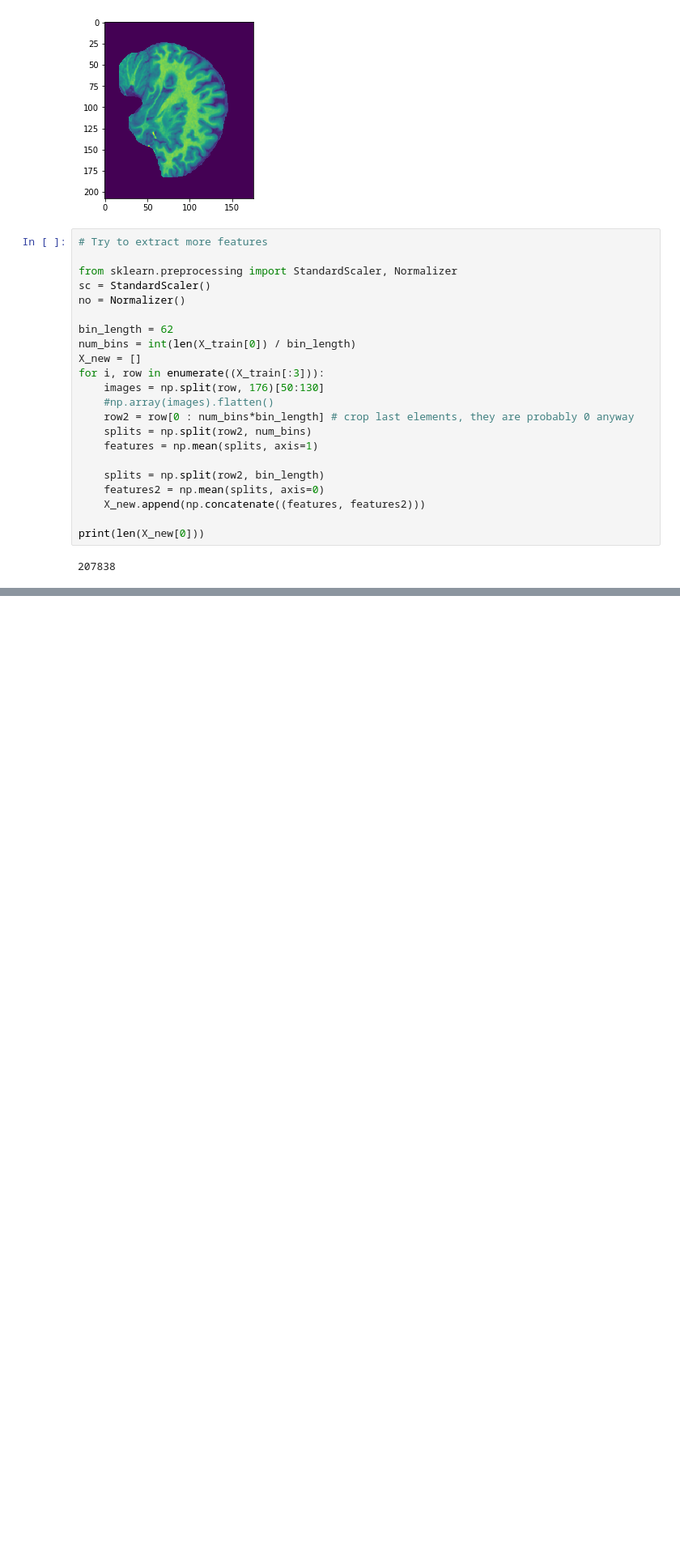
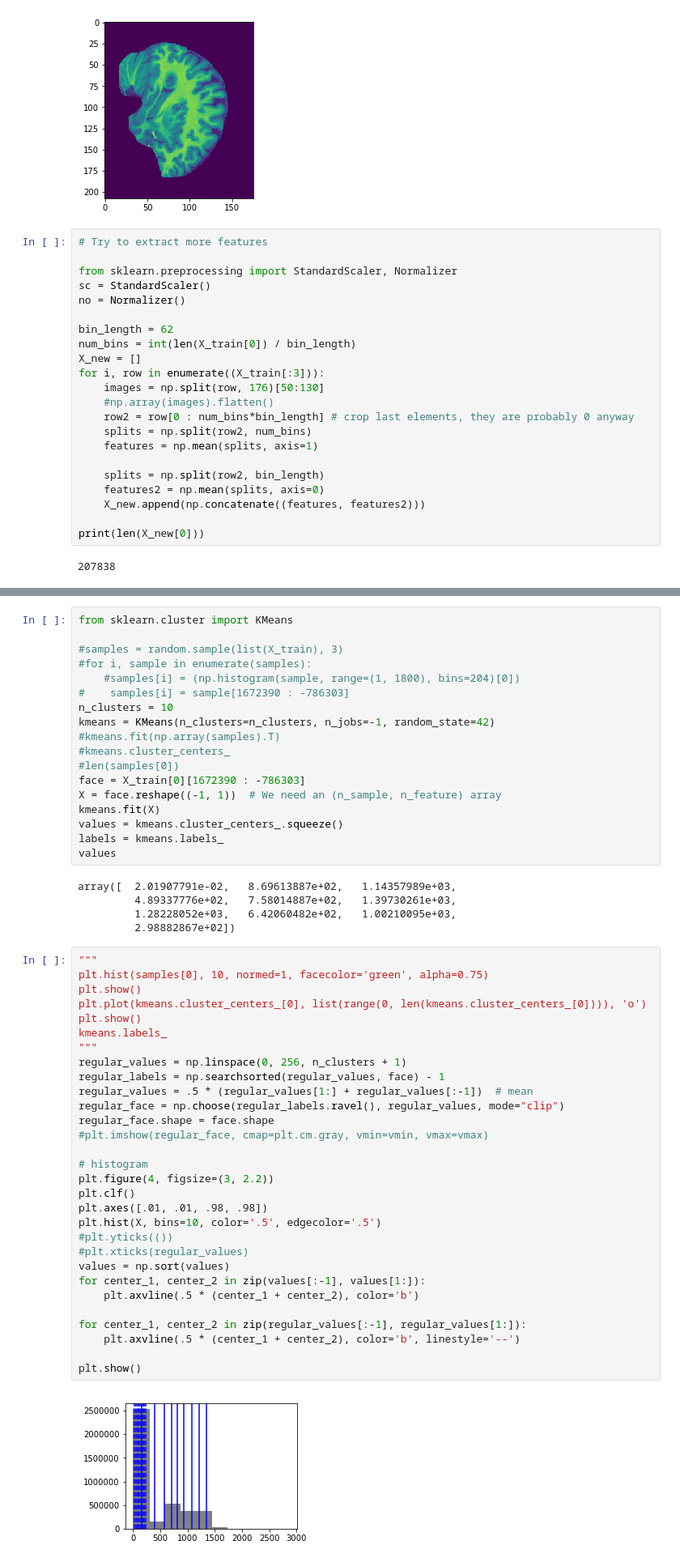
Before and after one commit to fdelia/ETH-machine-learning-course, a Jupyter notebook: Exploratory data analysis.ipynb, the cells around one changed output, grey strips where cells are left out. Shown at 81% size. Cells and saved outputs as stored; diff of their text form; blank space fills up the shorter version.

```diff
--- a/Exploratory data analysis.ipynb
+++ b/Exploratory data analysis.ipynb
@@ -256,3 +256,58 @@ for i, row in enumerate(X_train[:10]):
 69.0
 [figure]
 ... (8 outputs left out)
+# %%
+from sklearn.cluster import KMeans
+
+#samples = random.sample(list(X_train), 3)
+#for i, sample in enumerate(samples):
+    #samples[i] = (np.histogram(sample, range=(1, 1800), bins=204)[0])
+#    samples[i] = sample[1672390 : -786303]
+n_clusters = 10
+kmeans = KMeans(n_clusters=n_clusters, n_jobs=-1, random_state=42)
+#kmeans.fit(np.array(samples).T)
+#kmeans.cluster_centers_
+#len(samples[0])
+face = X_train[0][1672390 : -786303]
+X = face.reshape((-1, 1))  # We need an (n_sample, n_feature) array
+kmeans.fit(X)
+values = kmeans.cluster_centers_.squeeze()
+labels = kmeans.labels_
+values
+# %% [output]
+array([  2.01907791e-02,   8.69613887e+02,   1.14357989e+03,
+         4.89337776e+02,   7.58014887e+02,   1.39730261e+03,
+         1.28228052e+03,   6.42060482e+02,   1.00210095e+03,
+         2.98882867e+02])
+# %%
+"""
+plt.hist(samples[0], 10, normed=1, facecolor='green', alpha=0.75)
+plt.show()
+plt.plot(kmeans.cluster_centers_[0], list(range(0, len(kmeans.cluster_centers_[0]))), 'o')
+plt.show()
+kmeans.labels_
+"""
+regular_values = np.linspace(0, 256, n_clusters + 1)
+regular_labels = np.searchsorted(regular_values, face) - 1
+regular_values = .5 * (regular_values[1:] + regular_values[:-1])  # mean
+regular_face = np.choose(regular_labels.ravel(), regular_values, mode="clip")
+regular_face.shape = face.shape
+#plt.imshow(regular_face, cmap=plt.cm.gray, vmin=vmin, vmax=vmax)
+
+# histogram
+plt.figure(4, figsize=(3, 2.2))
+plt.clf()
+plt.axes([.01, .01, .98, .98])
+plt.hist(X, bins=10, color='.5', edgecolor='.5')
+#plt.yticks(())
+#plt.xticks(regular_values)
+values = np.sort(values)
+for center_1, center_2 in zip(values[:-1], values[1:]):
+    plt.axvline(.5 * (center_1 + center_2), color='b')
+
+for center_1, center_2 in zip(regular_values[:-1], regular_values[1:]):
+    plt.axvline(.5 * (center_1 + center_2), color='b', linestyle='--')
+
+plt.show()
+# %% [output]
+[figure, added]
```
Also changed, not shown: parts of 3 cells of this notebook.
